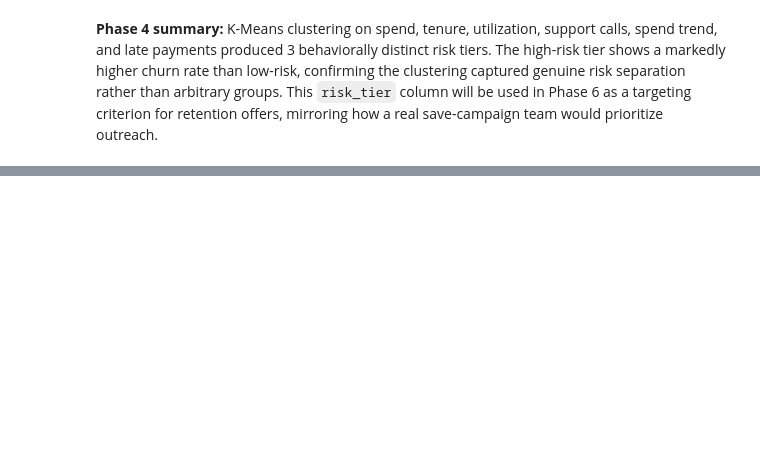
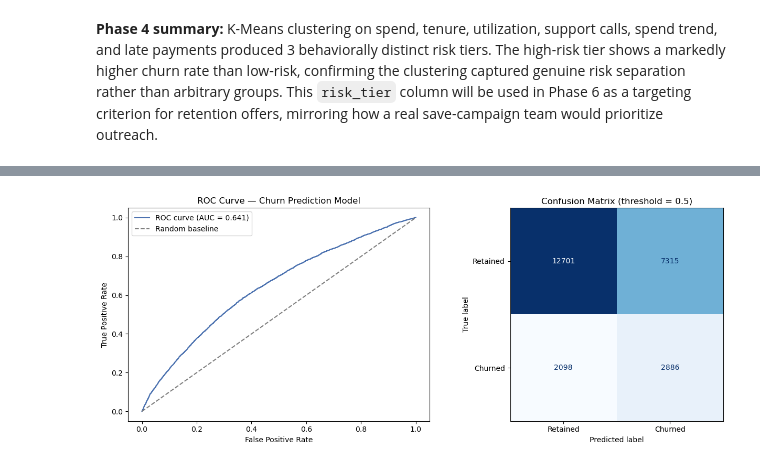
Before and after one commit to sandeepsingh9871/Credit-Card-Churn-Prediction-And-Retention-Analytics, a Jupyter notebook: Credit card churn prediction and retention analytics.ipynb, the cells around one changed output, grey strips where cells are left out. Drawn from its saved outputs; the diff is of its cells as text; code cells hidden in the pictures; blank space fills up the shorter version.

Commit message:
Add credit card churn prediction and retention analytics notebook

```diff
--- a/Credit card churn prediction and retention analytics.ipynb
+++ b/Credit card churn prediction and retention analytics.ipynb
@@ -566,0 +608,11 @@ segment_summary
+# %%
+X_train, X_test, y_train, y_test = train_test_split(
+    X, y, test_size=0.25, random_state=42, stratify=y
+)
+
+print(f"Train size: {X_train.shape[0]:,} | Test size: {X_test.shape[0]:,}")
+print(f"Train churn rate: {y_train.mean():.3f} | Test churn rate: {y_test.mean():.3f}")
+
+scaler_lr = StandardScaler()
+X_train_scaled = scaler_lr.fit_transform(X_train)
+X_test_scaled = scaler_lr.transform(X_test)
@@ -566,0 +622,12 @@ segment_summary
+# %%
+log_reg = LogisticRegression(
+    max_iter=1000, class_weight="balanced", random_state=42
+)
+log_reg.fit(X_train_scaled, y_train)
+
+y_pred = log_reg.predict(X_test_scaled)
+y_pred_proba = log_reg.predict_proba(X_test_scaled)[:, 1]
+
+print("Model trained.")
+print(f"class_weight='balanced' used since churn is ~20%% of the data --")
+print("this reweights the loss so the model doesn't just learn to predict 'no churn' for everyone.")
@@ -566,0 +658,22 @@ segment_summary
+# %%
+fig, axes = plt.subplots(1, 2, figsize=(13, 5))
+
+# ROC curve
+fpr, tpr, _ = roc_curve(y_test, y_pred_proba)
+axes[0].plot(fpr, tpr, label=f"ROC curve (AUC = {auc:.3f})", color="#4C72B0")
+axes[0].plot([0, 1], [0, 1], linestyle="--", color="gray", label="Random baseline")
+axes[0].set_xlabel("False Positive Rate")
+axes[0].set_ylabel("True Positive Rate")
+axes[0].set_title("ROC Curve — Churn Prediction Model")
+axes[0].legend()
+
+# Confusion matrix
+cm = confusion_matrix(y_test, y_pred)
+ConfusionMatrixDisplay(cm, display_labels=["Retained", "Churned"]).plot(ax=axes[1], cmap="Blues", colorbar=False)
+axes[1].set_title("Confusion Matrix (threshold = 0.5)")
+
+plt.tight_layout()
+plt.savefig("outputs/churn_model_evaluation.png", dpi=120, bbox_inches="tight")
+plt.show()
+# %% [output]
+[figure, added]
```
Also changed, not shown: parts of 45 cells of this notebook, 15 other files.
